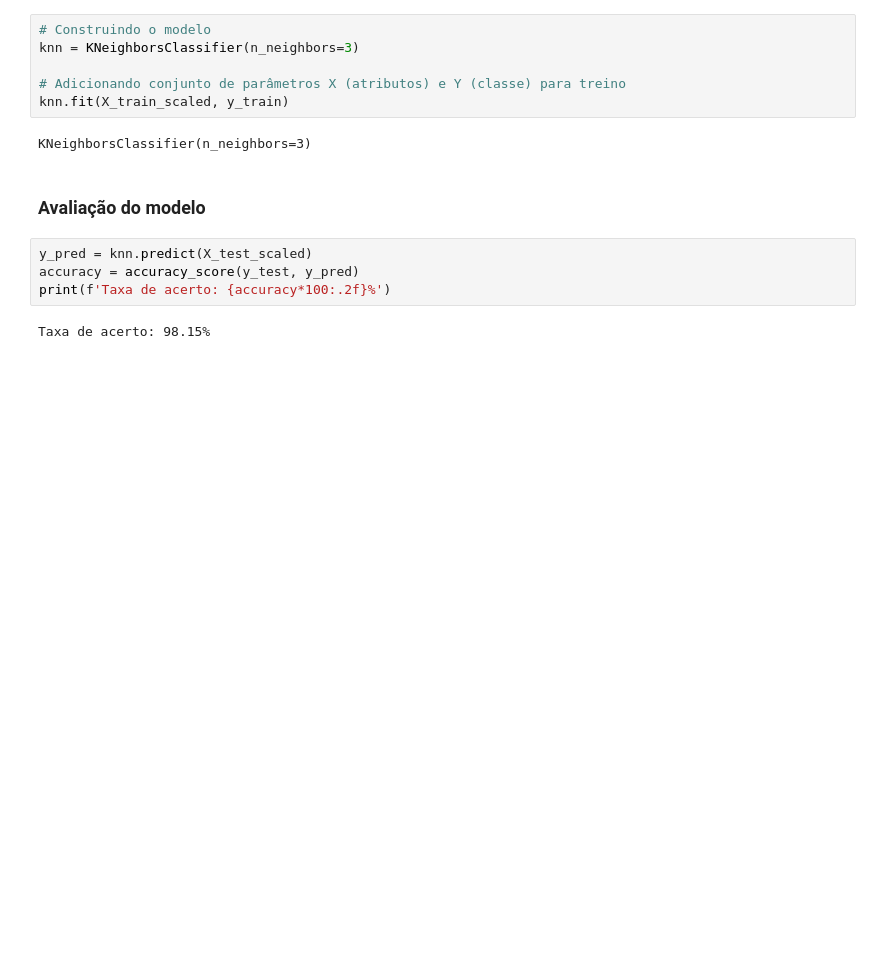
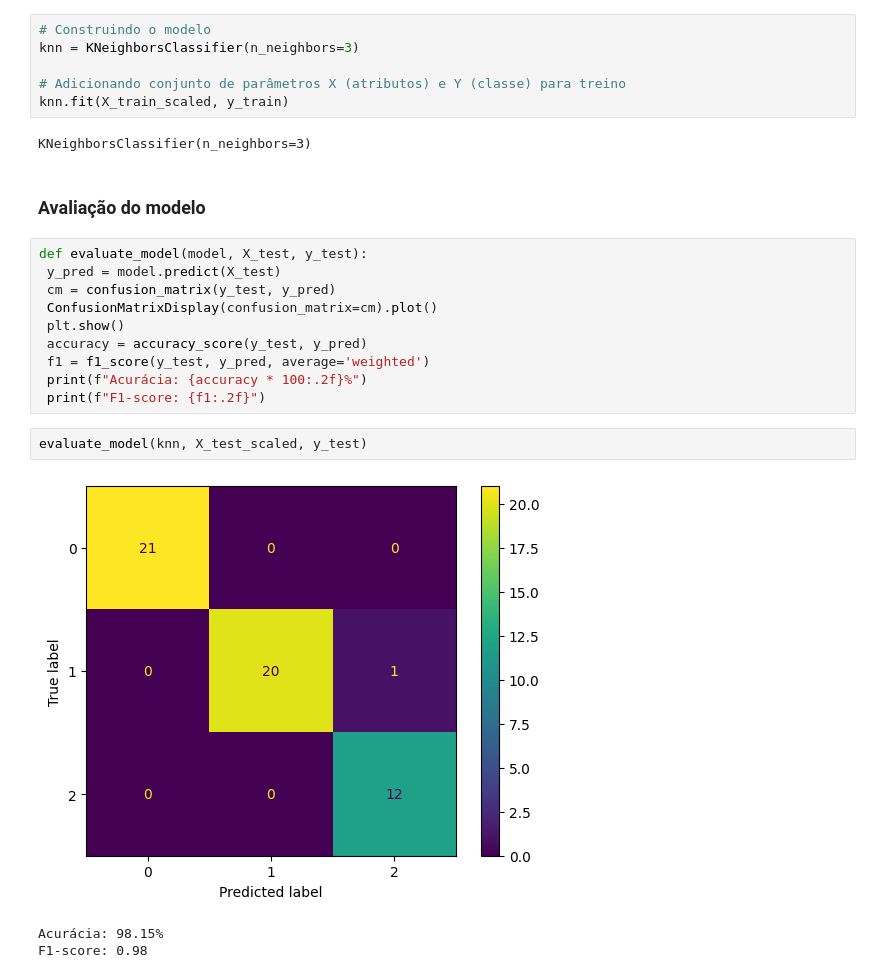
Before and after one commit to rogeriobarbosa07/Machine-Learning-Testes, a Jupyter notebook: KNN_alter.ipynb, the cells around one changed output. Drawn from its saved outputs; the diff is of its cells as text; blank space fills up the shorter version.

```diff
--- a/KNN_alter.ipynb
+++ b/KNN_alter.ipynb
@@ -127,8 +129,18 @@ KNeighborsClassifier(n_neighbors=3)
 # %% [markdown]
 ### Avaliação do modelo
 # %%
-y_pred = knn.predict(X_test_scaled)
-accuracy = accuracy_score(y_test, y_pred)
-print(f'Taxa de acerto: {accuracy*100:.2f}%')
+def evaluate_model(model, X_test, y_test):
+ y_pred = model.predict(X_test)
+ cm = confusion_matrix(y_test, y_pred)
+ ConfusionMatrixDisplay(confusion_matrix=cm).plot()
+ plt.show()
+ accuracy = accuracy_score(y_test, y_pred)
+ f1 = f1_score(y_test, y_pred, average='weighted')
+ print(f"Acurácia: {accuracy * 100:.2f}%")
+ print(f"F1-score: {f1:.2f}")
-# %% [output]
-Taxa de acerto: 98.15%
+# %%
+evaluate_model(knn, X_test_scaled, y_test)
+# %% [output]
+[figure, added]
+Acurácia: 98.15%
+F1-score: 0.98
```
Also changed, not shown: parts of 1 cell of this notebook.
